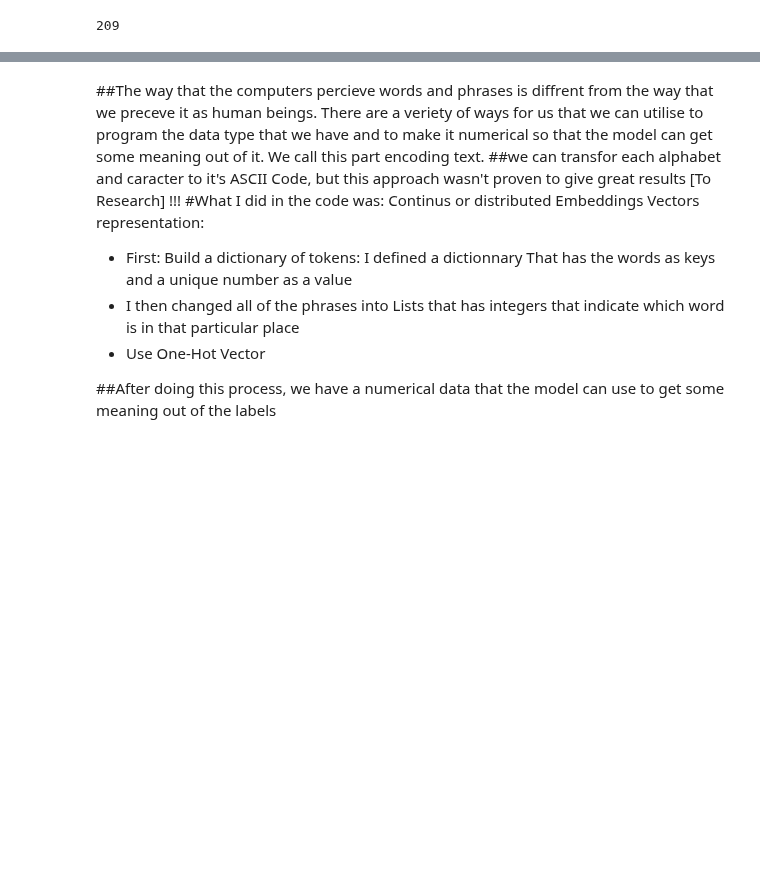
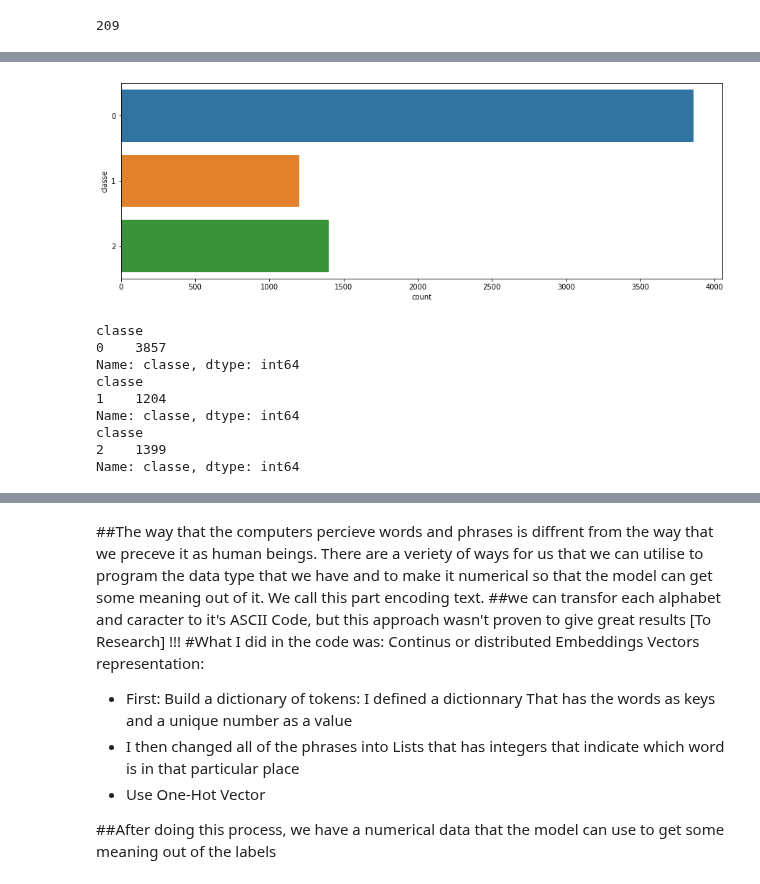
Before and after one commit to ImenMasmoudiEm/TextClassification, a Jupyter notebook: CCK_Project_Primary_work.ipynb, the cells around one changed output, grey strips where cells are left out. Cells and saved outputs as stored; diff of their text form; code cells hidden in the pictures; blank space fills up the shorter version.

```diff
--- a/CCK_Project_Primary_work.ipynb
+++ b/CCK_Project_Primary_work.ipynb
@@ -153,0 +156,24 @@ max_length
+# %%
+data12=pd.read_excel("/content/drive/MyDrive/All/Projects/Ing Internship/Data/dataset1and2.xlsx")
+data34=pd.read_excel("/content/drive/MyDrive/All/Projects/Ing Internship/Data/dataset3and4.xlsx")
+
+data12['classe']=data12['classe'].replace("hate", int(2))
+data12['classe']=data12['classe'].replace("normal", int(0))
+data12['classe']=data12['classe'].replace("abusive", int(1))
+
+data34['classe']=data34['classe'].replace("hate", int(2))
+data34['classe']=data34['classe'].replace("normal", int(0))
+data34['classe']=data34['classe'].replace("abusive", int(1))
+
+
+C1=data12["commentaire"]
+C2=data34["commentaire"]
+L1=data12["classe"]
+L2=data34["classe"]
+
+
+data12=[[i,j] for i,j in zip(C1 , L1)]
+data34=[[i,j] for i,j in zip(C2 , L2)]
+
+data12=pd.DataFrame(data12,columns=["sentences","classe"])
+data34=pd.DataFrame(data34,columns=["sentences","classe"])
@@ -153,0 +196,18 @@ max_length
+# %%
+plt.figure(1 , figsize = (15 , 5))
+sns.countplot(y = 'classe' , data = data12)
+plt.show()
+print(data12.loc[data12.classe==0].groupby('classe')["classe"].count())
+print(data12.loc[data12.classe==1].groupby('classe')["classe"].count())
+print(data12.loc[data12.classe==2].groupby('classe')["classe"].count())
+# %% [output]
+[figure, added]
+classe
+0    3857
+Name: classe, dtype: int64
+classe
+1    1204
+Name: classe, dtype: int64
+classe
+2    1399
+Name: classe, dtype: int64
```
Also changed, not shown: parts of 4 cells of this notebook.
